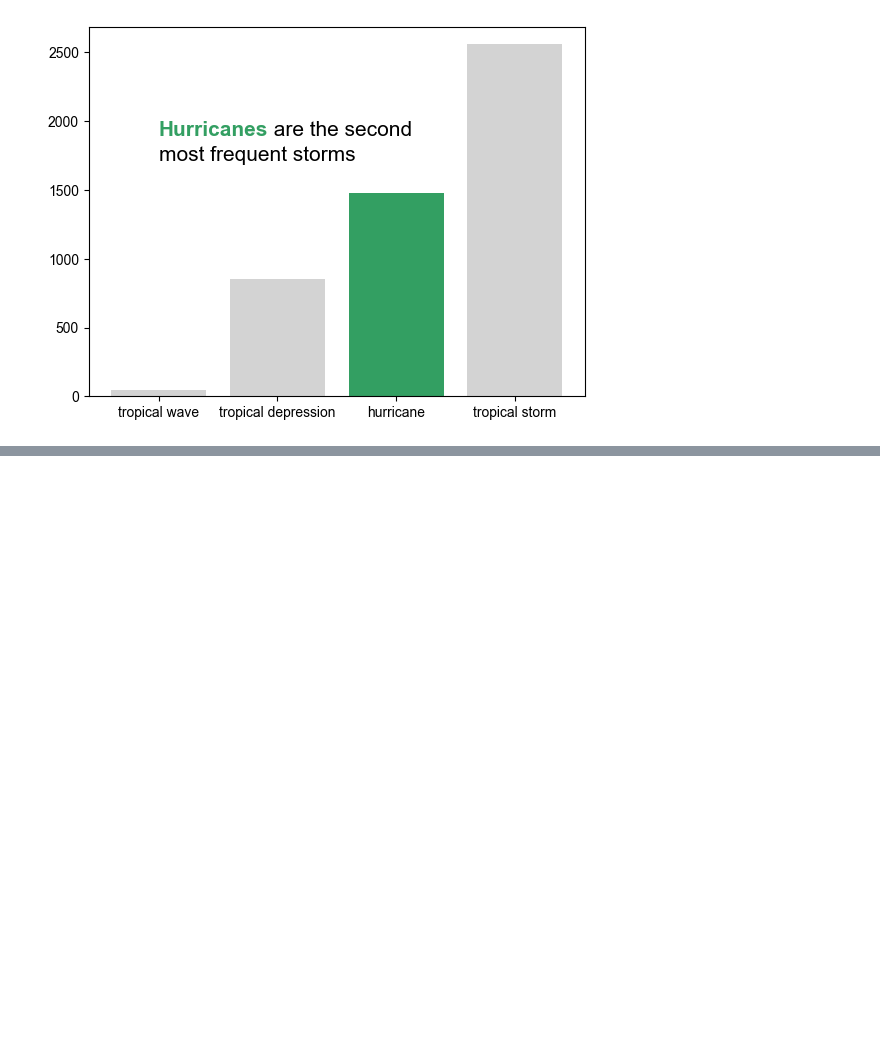
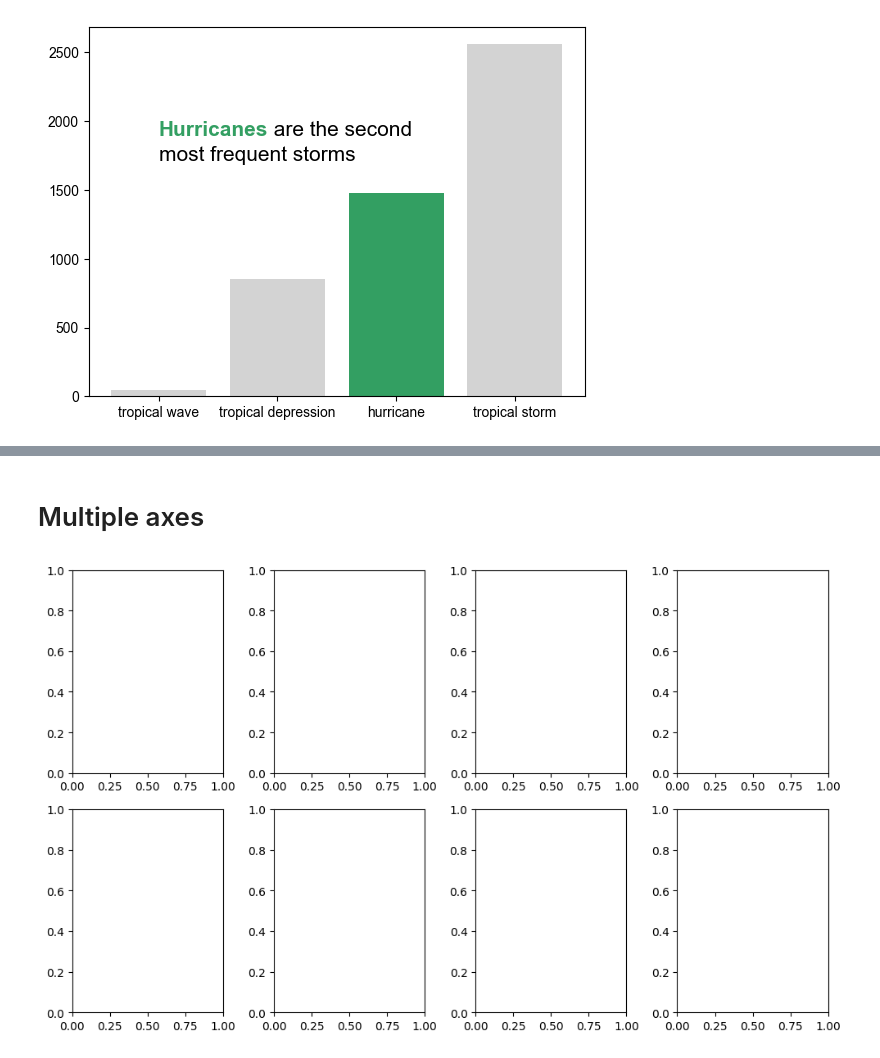
Before and after one commit to babaniyi/Data-visualisation, a Jupyter notebook: 1_notebooks/playground/class_matplotlib.ipynb, the cells around one changed output, grey strips where cells are left out. Saved outputs shown, nothing was run; the diff lists cells and outputs as text; code cells hidden in the pictures; blank space fills up the shorter version.

```diff
--- a/1_notebooks/class_matplotlib.ipynb
+++ b/1_notebooks/playground/class_matplotlib.ipynb
@@ -1126,0 +1169,13 @@ plt.show()
+# %% [markdown]
+# Multiple axes
+# %%
+fig, axs = plt.subplots(
+   nrows=2,
+   ncols=4,
+   figsize=(10, 6),
+   layout="tight"
+)
+
+plt.show()
+# %% [output]
+[figure, added]
```
Also changed, not shown: parts of 14 cells of this notebook.
